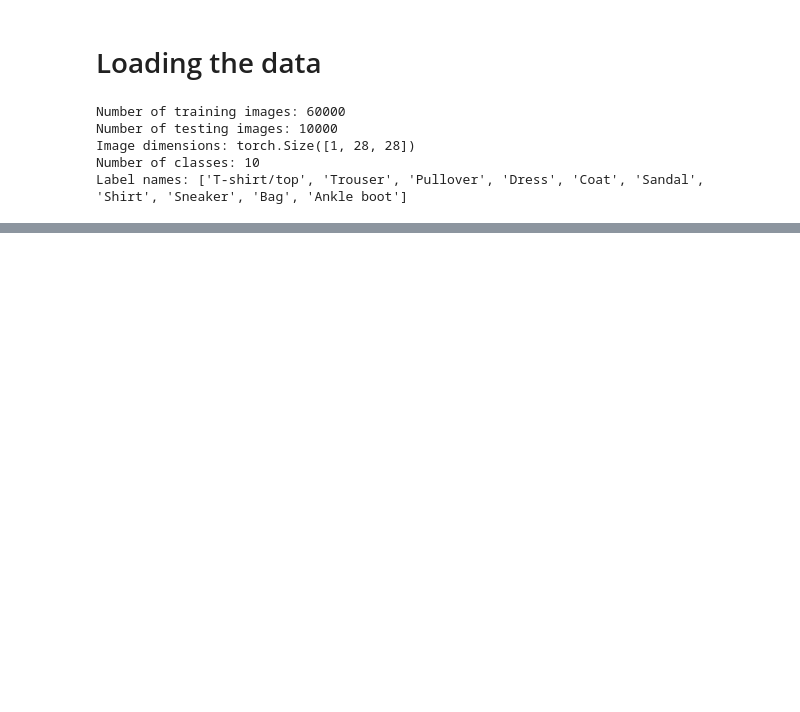
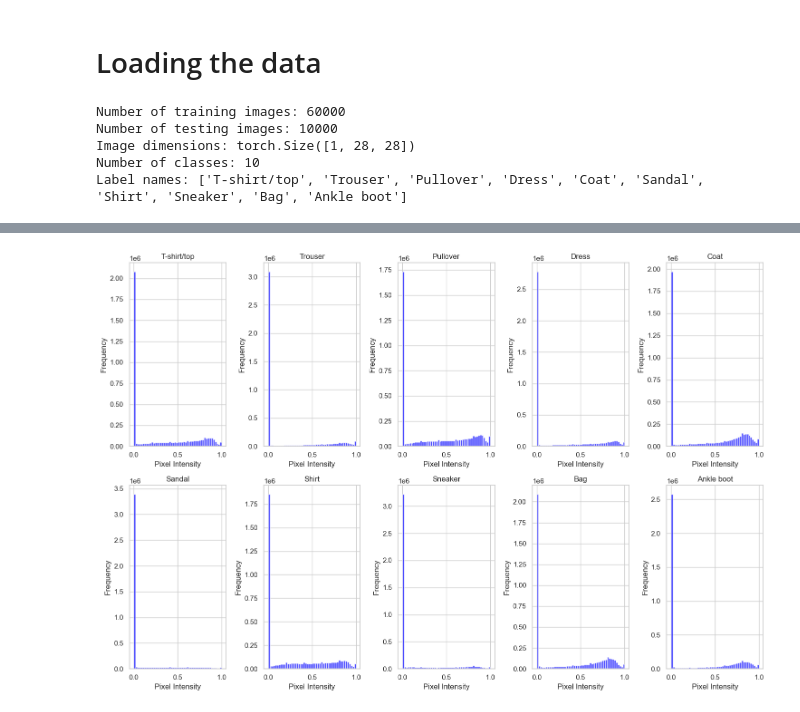
Before and after one commit to noah1-alt/E-Commerce-Clothing-Classifier, a Jupyter notebook: Technical Report.ipynb, the cells around one changed output, grey strips where cells are left out. Cells and saved outputs as stored; diff of their text form; code cells hidden in the pictures; blank space fills up the shorter version.

```diff
--- a/Technical Report.ipynb
+++ b/Technical Report.ipynb
@@ -56,0 +107,31 @@ torch.Size([1, 28, 28]) tensor(9)
+# %%
+# Step 1: Create a dictionary to hold flattened pixel values per class
+class_pixels = defaultdict(list)
+
+# Step 2: Loop through the entire training dataset
+for image, label in cloths_train_data:
+    flattened = image.view(-1)           # Flatten the image to 1D
+    class_pixels[label].append(flattened)
+
+# Step 3: Concatenate pixel values for each class
+for label in class_pixels:
+    class_pixels[label] = torch.cat(class_pixels[label])  # All pixels for class 'label'
+
+# Step 4: Plot histograms for each class
+sns.set(style="whitegrid")
+fig, axes = plt.subplots(2, 5, figsize=(15, 10))
+axes = axes.flatten()
+
+for label in range(10):
+    pixel_values = class_pixels[label].numpy()
+
+    ax = axes[label]
+    ax.hist(pixel_values, bins=50, color='blue', alpha=0.7)
+    ax.set_title(label_names[label])
+    ax.set_xlabel('Pixel Intensity')
+    ax.set_ylabel('Frequency')
+
+plt.tight_layout()
+plt.show()
+# %% [output]
+[figure, added]
```
Also changed, not shown: parts of 7 cells of this notebook.
